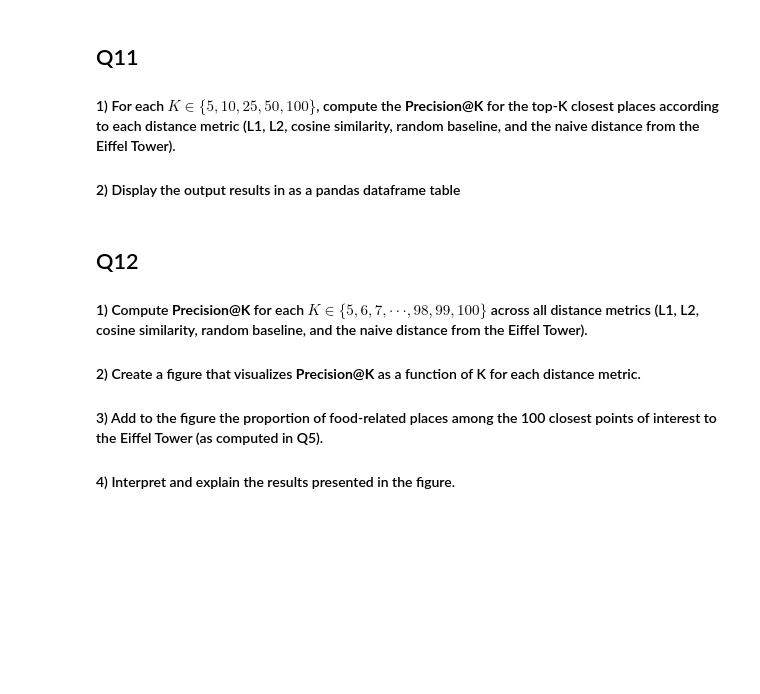
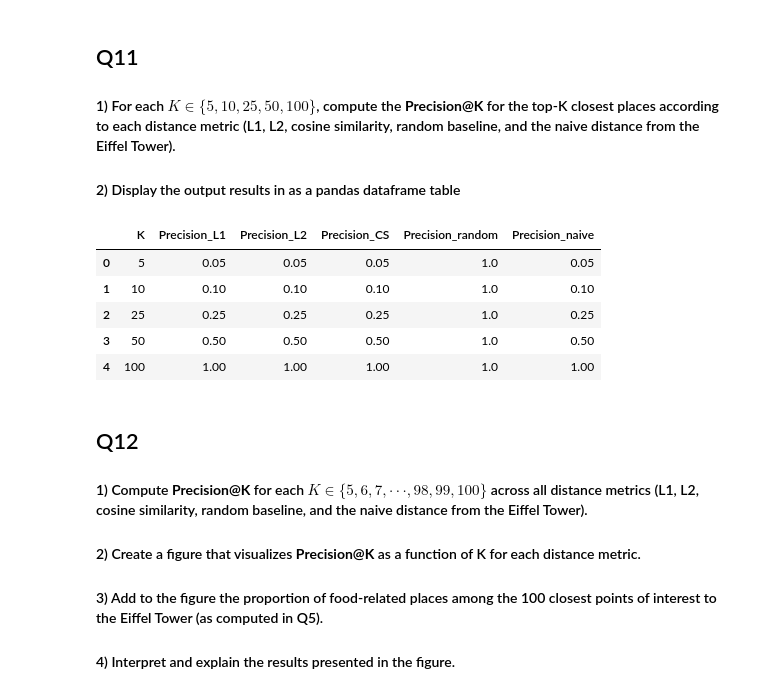
Before and after one commit to michael-sorani/LM4GeoAI, a Jupyter notebook: Exercises/EX_1_Geo_Semantic_Search.ipynb, the cells around one changed output. Cells and saved outputs as stored; diff of their text form; code cells hidden in the pictures; blank space fills up the shorter version.

```diff
--- a/Exercises/EX_1_Geo_Semantic_Search.ipynb
+++ b/Exercises/EX_1_Geo_Semantic_Search.ipynb
@@ -291,6 +366,43 @@ distance functions:
 #### 1) For each $K \in \{ 5, 10, 25, 50, 100\}$, compute the **Precision@K** for the top-K closest places according to each distance metric (L1, L2, cosine similarity, random baseline, and the naive distance from the Eiffel Tower).
 
 #### 2) Display the output results in as a pandas dataframe table
+# %%
+precision_L1 = []
+precision_L2 = []
+precision_CS = []
+precision_random = []
+precision_naive = []
+
+for k in [5, 10, 25, 50, 100]:
+  eiffel_closest_pois['rank_L1'] = eiffel_closest_pois['dist_L1'].rank(ascending=True)
+  eiffel_closest_pois['rank_L2'] = eiffel_closest_pois['dist_L2'].rank(ascending=True)
+  eiffel_closest_pois['rank_CS'] = eiffel_closest_pois['dist_CS'].rank(ascending=True)
+  eiffel_closest_pois['rank_random'] = np.random.rand(len(eiffel_closest_pois))
+  eiffel_closest_pois['rank_naive'] = eiffel_closest_pois['distance_from_eiffel'].rank(ascending=True)
+
+  precision_L1.append(round((eiffel_closest_pois['rank_L1'] <= k).mean(), 4))
+  precision_L2.append(round((eiffel_closest_pois['rank_L2'] <= k).mean(), 4))
+  precision_CS.append(round((eiffel_closest_pois['rank_CS'] <= k).mean(), 4))
+  precision_random.append(round((eiffel_closest_pois['rank_random'] <= k).mean(), 4))
+  precision_naive.append(round((eiffel_closest_pois['rank_naive'] <= k).mean(), 4))
+
+
+precision_df = pd.DataFrame({
+    'K': [5, 10, 25, 50, 100],
+    'Precision_L1': precision_L1,
+    'Precision_L2': precision_L2,
+    'Precision_CS': precision_CS,
+    'Precision_random': precision_random,
+    'Precision_naive': precision_naive
+})
+precision_df
+# %% [output]
+|  | K | Precision_L1 | Precision_L2 | Precision_CS | Precision_random | Precision_naive |
+| 0 | 5 | 0.05 | 0.05 | 0.05 | 1.0 | 0.05 |
+| 1 | 10 | 0.10 | 0.10 | 0.10 | 1.0 | 0.10 |
+| 2 | 25 | 0.25 | 0.25 | 0.25 | 1.0 | 0.25 |
+| 3 | 50 | 0.50 | 0.50 | 0.50 | 1.0 | 0.50 |
+| 4 | 100 | 1.00 | 1.00 | 1.00 | 1.0 | 1.00 |
 # %% [markdown]
 ## Q12
 
```
Also changed, not shown: parts of 11 cells of this notebook.
